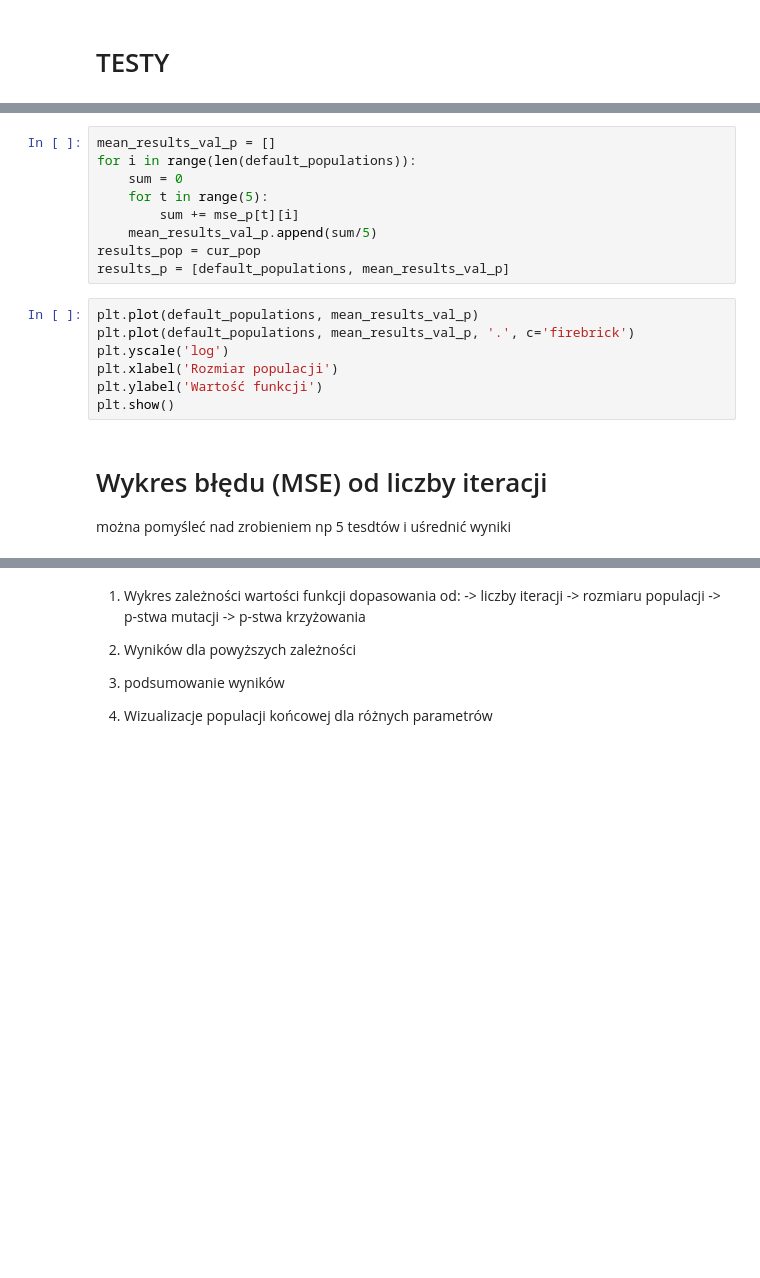
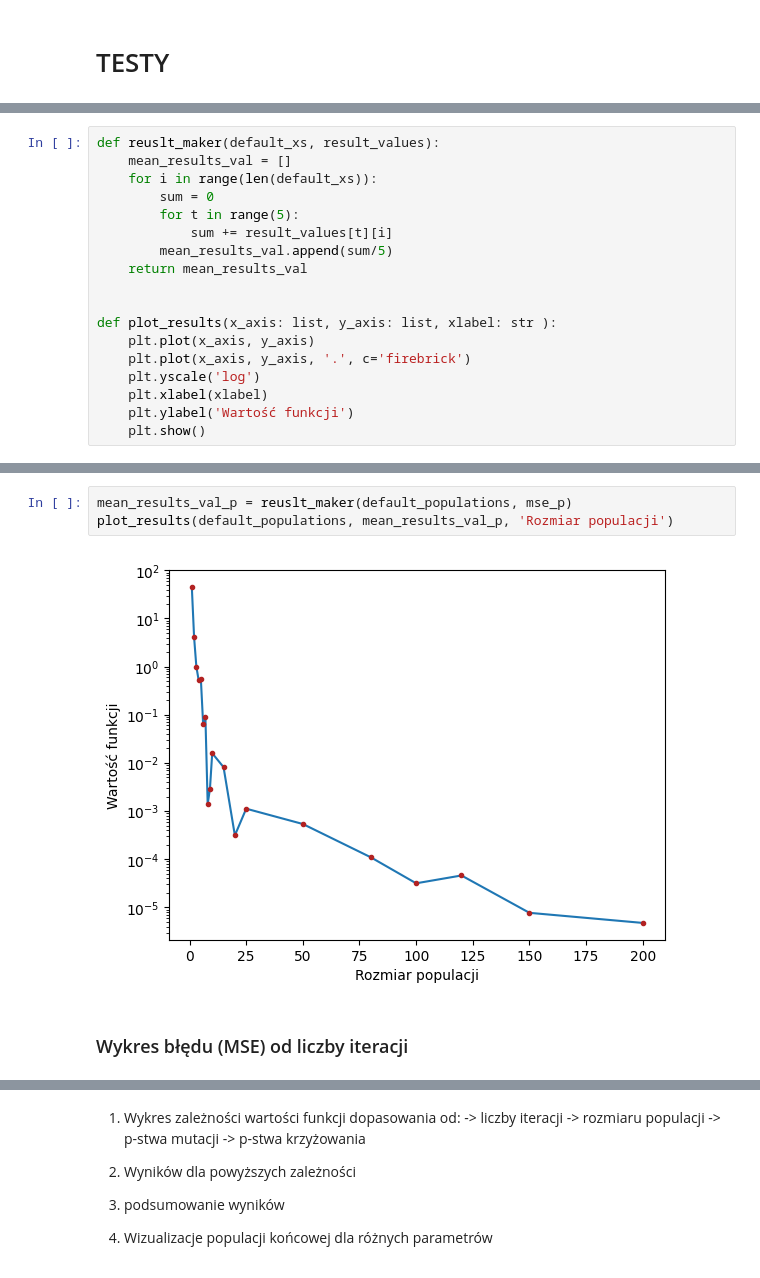
Before and after one commit to mwewior/introduction-to-ai, a Jupyter notebook: lab2/ewolucja.ipynb, the cells around one changed output, grey strips where cells are left out. Cells and saved outputs as stored; diff of their text form; blank space fills up the shorter version.

```diff
--- a/lab2/ewolucja.ipynb
+++ b/lab2/ewolucja.ipynb
@@ -449 +502,19 @@ testing_functions = [
+# %%
+def reuslt_maker(default_xs, result_values):
+    mean_results_val = []
+    for i in range(len(default_xs)):
+        sum = 0
+        for t in range(5):
+            sum += result_values[t][i]
+        mean_results_val.append(sum/5)
+    return mean_results_val
+
+
+def plot_results(x_axis: list, y_axis: list, xlabel: str ):
+    plt.plot(x_axis, y_axis)
+    plt.plot(x_axis, y_axis, '.', c='firebrick')
+    plt.yscale('log')
+    plt.xlabel(xlabel)
+    plt.ylabel('Wartość funkcji')
+    plt.show()
 # %% [markdown]
@@ -477,23 +539,11 @@ for _ in range(5):
         cur_mse.append(population.best_fitness().value())
     populacje.append(cur_pop)
     mse_p.append(cur_mse)
-# %%
-mean_results_val_p = []
-for i in range(len(default_populations)):
-    sum = 0
-    for t in range(5):
-        sum += mse_p[t][i]
-    mean_results_val_p.append(sum/5)
-results_pop = cur_pop
-results_p = [default_populations, mean_results_val_p]
-# %%
-plt.plot(default_populations, mean_results_val_p)
-plt.plot(default_populations, mean_results_val_p, '.', c='firebrick')
-plt.yscale('log')
-plt.xlabel('Rozmiar populacji')
-plt.ylabel('Wartość funkcji')
-plt.show()
+# %%
+mean_results_val_p = reuslt_maker(default_populations, mse_p)
+plot_results(default_populations, mean_results_val_p, 'Rozmiar populacji')
+# %% [output]
+[figure, added]
 # %% [markdown]
-# Wykres błędu (MSE) od liczby iteracji </br>
-można pomyśleć nad zrobieniem np 5 tesdtów i uśrednić wyniki
+### Wykres błędu (MSE) od liczby iteracji </br>
 # %%
```
Also changed, not shown: parts of 24 cells of this notebook.
